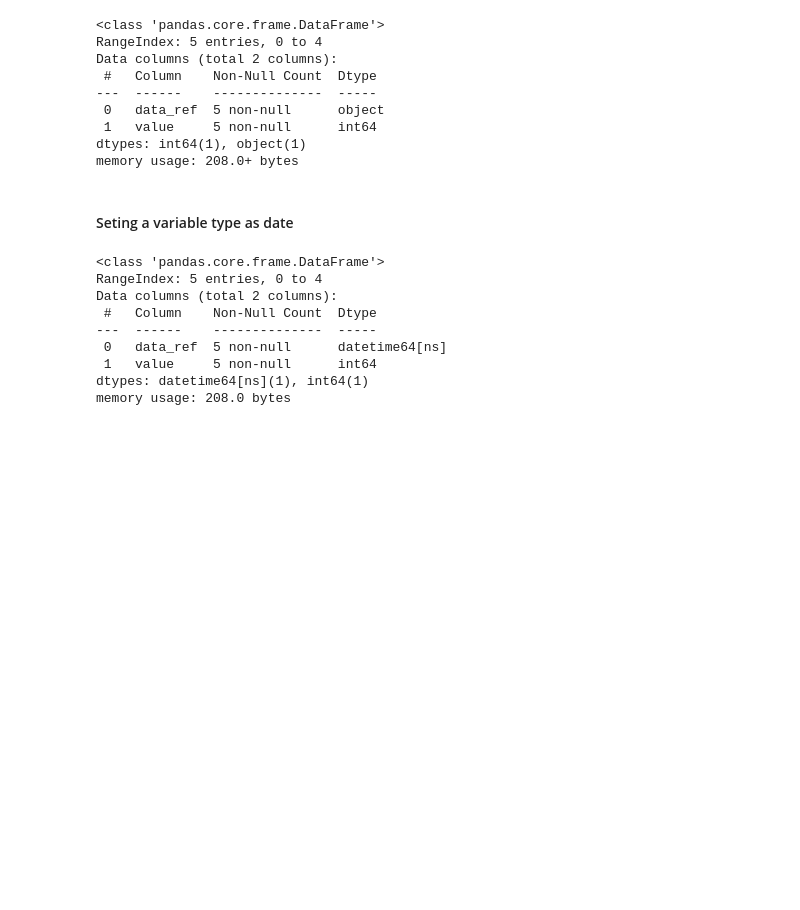
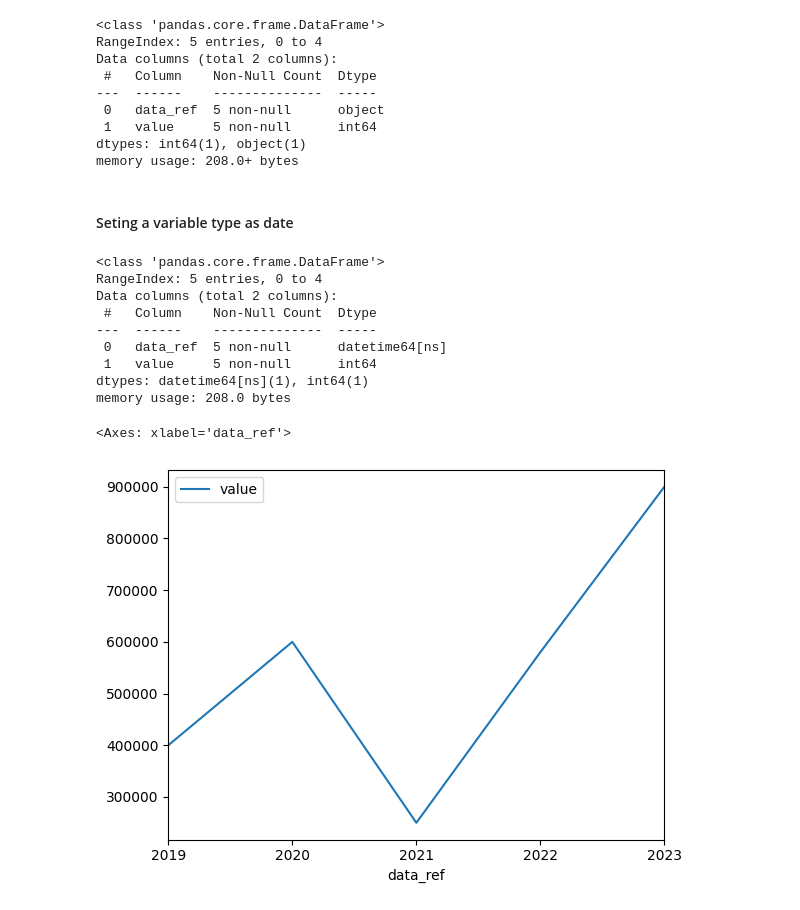
Before and after one commit to imnotannamaria/ia_statistics_for_devs, a Jupyter notebook: estatistica_devs.ipynb, the cells around one changed output. Saved outputs shown, nothing was run; the diff lists cells and outputs as text; code cells hidden in the pictures; blank space fills up the shorter version.

Commit message:
Dealing with Graphic - Line

```diff
--- a/estatistica_devs.ipynb
+++ b/estatistica_devs.ipynb
@@ -247,3 +247,9 @@ Data columns (total 2 columns):
  1   value     5 non-null      int64
 dtypes: datetime64[ns](1), int64(1)
 memory usage: 208.0 bytes
+# %%
+# line graph
+df_billi.plot.line(x='data_ref', y='value')
+# %% [output]
+<Axes: xlabel='data_ref'>
+[figure, added]
```
